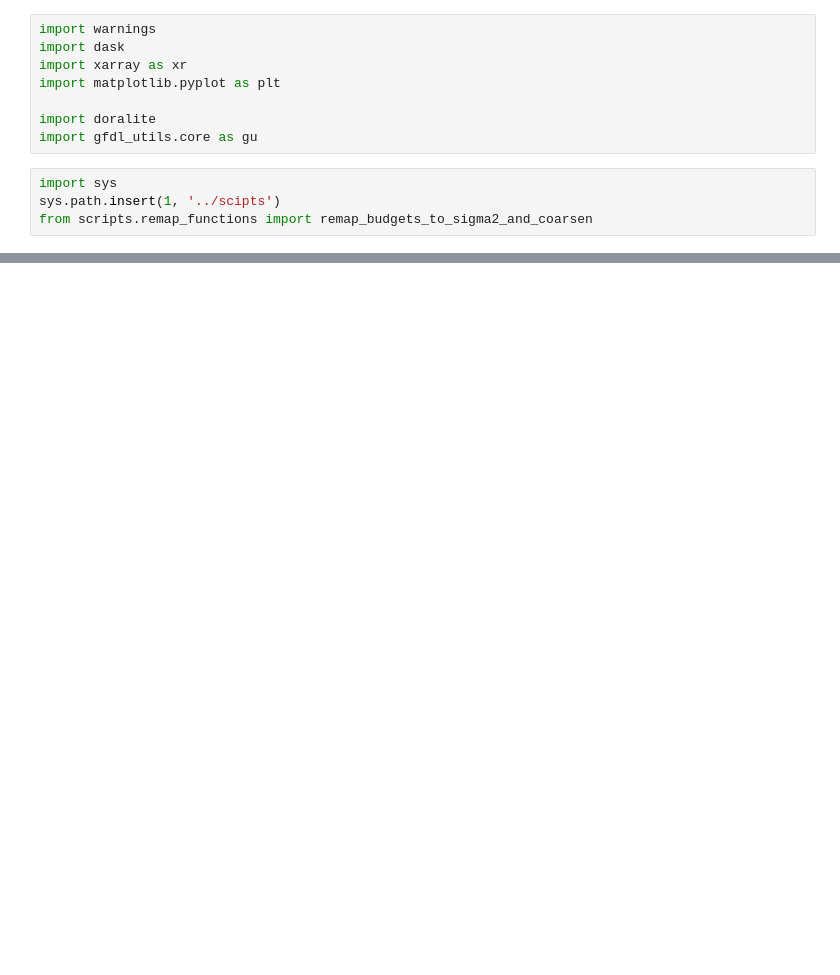
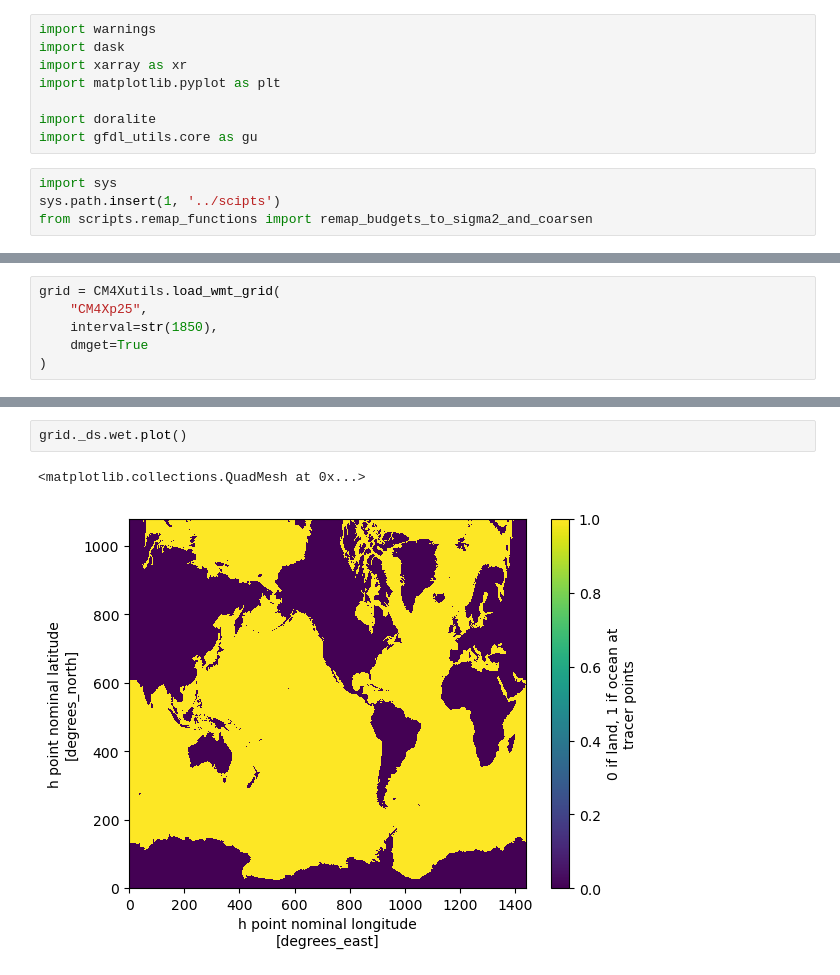
Before and after one commit to hdrake/CM4Xutils, a Jupyter notebook: examples/coarsen_budget_diags.ipynb, the cells around one changed output, grey strips where cells are left out. Drawn from its saved outputs; the diff is of its cells as text; blank space fills up the shorter version.

```diff
--- a/examples/coarsen_budget_diags.ipynb
+++ b/examples/coarsen_budget_diags.ipynb
@@ -56,0 +24,6 @@ Coordinates: (12/30)
+# %%
+grid = CM4Xutils.load_wmt_grid(
+    "CM4Xp25",
+    interval=str(1850),
+    dmget=True
+)
@@ -56,0 +46,5 @@ Coordinates: (12/30)
+# %%
+grid._ds.wet.plot()
+# %% [output]
+<matplotlib.collections.QuadMesh at 0x...>
+[figure, added]
```
Also changed, not shown: parts of 19 cells of this notebook, 6 other files.
